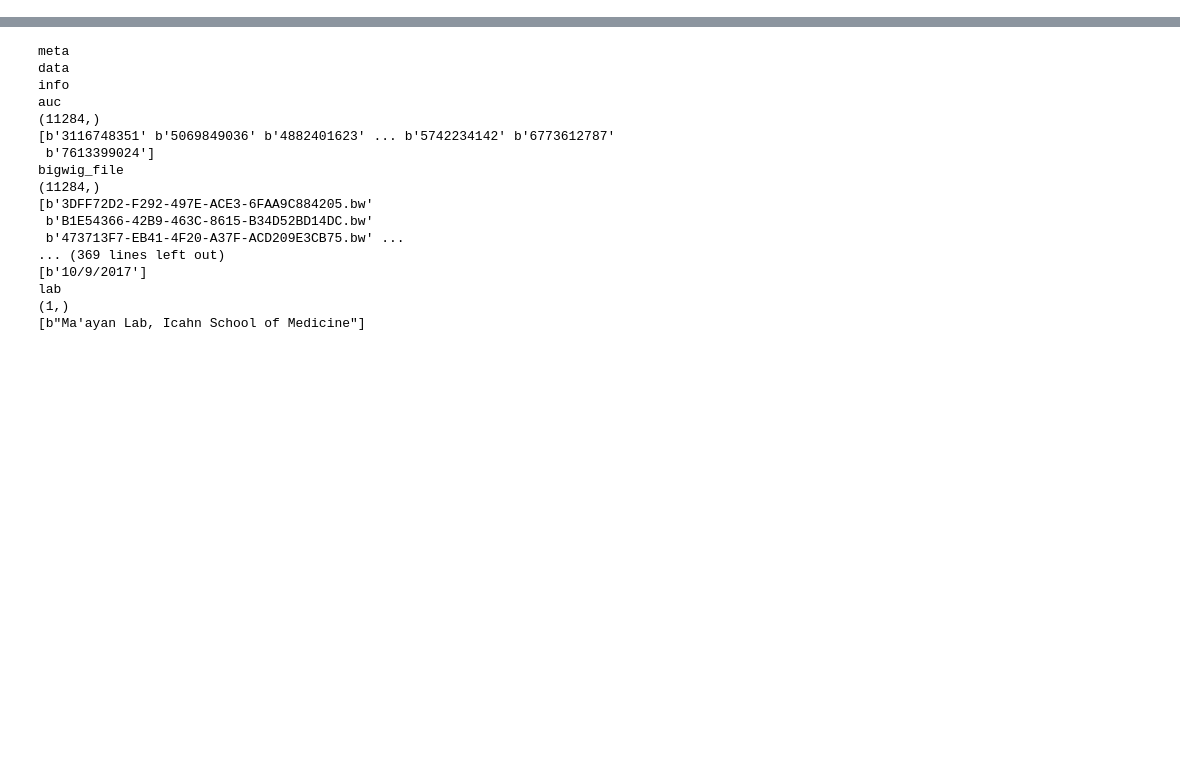
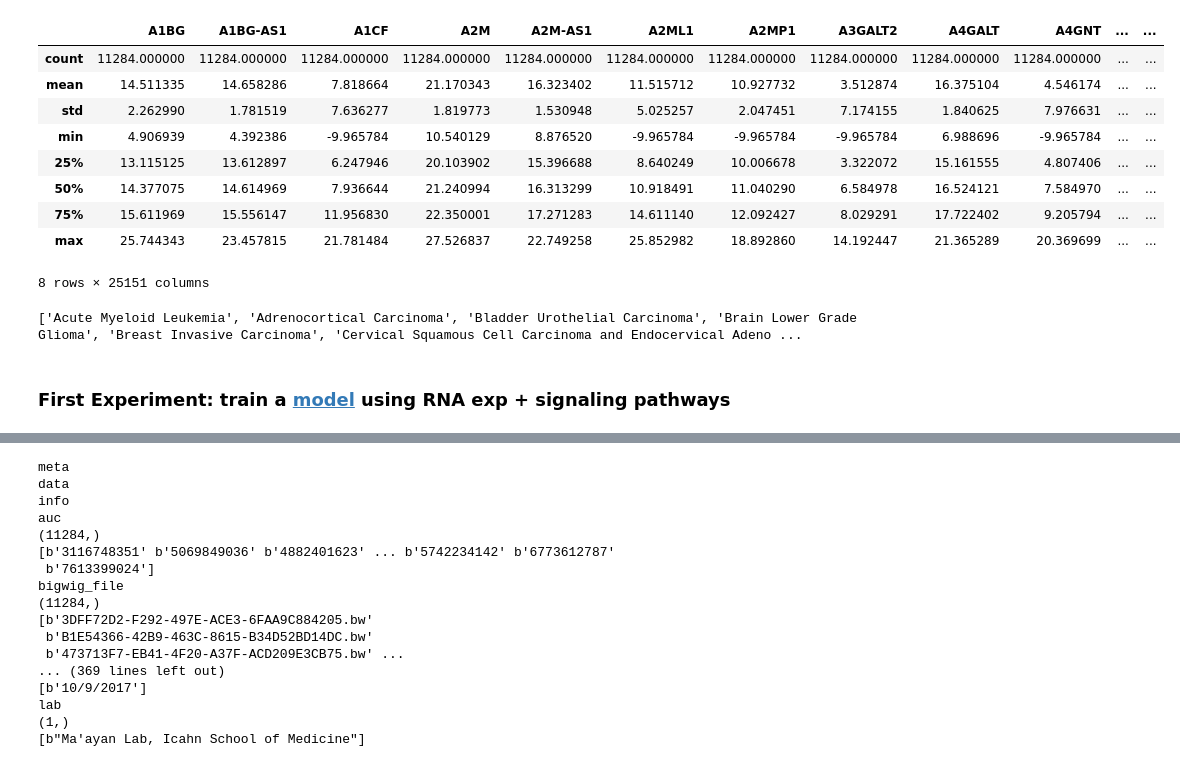
Before and after one commit to auriml/gen, a Jupyter notebook: TumorClassification.ipynb, the cells around one changed output, grey strips where cells are left out. Cells and saved outputs as stored; diff of their text form; code cells hidden in the pictures; blank space fills up the shorter version.

```diff
--- a/TumorClassification.ipynb
+++ b/TumorClassification.ipynb
@@ -0,0 +17,17 @@
+# %%
+#This section requires preprocessed files.
+import pandas as pd
+H50 = pd.read_csv('h.all.v6.2.symbols.gmt', header = None, sep='\t')
+df_categories = pd.read_pickle('RNAexp_H50cat_tumorTypes.pkl')
+df_categories.describe()
+# %% [output]
+|  | A1BG | A1BG-AS1 | A1CF | A2M | A2M-AS1 | A2ML1 | A2MP1 | A3GALT2 | A4GALT | A4GNT | ... | ... |
+| count | 11284.000000 | 11284.000000 | 11284.000000 | 11284.000000 | 11284.000000 | 11284.000000 | 11284.000000 | 11284.000000 | 11284.000000 | 11284.000000 | ... | ... |
+| mean | 14.511335 | 14.658286 | 7.818664 | 21.170343 | 16.323402 | 11.515712 | 10.927732 | 3.512874 | 16.375104 | 4.546174 | ... | ... |
+| std | 2.262990 | 1.781519 | 7.636277 | 1.819773 | 1.530948 | 5.025257 | 2.047451 | 7.174155 | 1.840625 | 7.976631 | ... | ... |
+| min | 4.906939 | 4.392386 | -9.965784 | 10.540129 | 8.876520 | -9.965784 | -9.965784 | -9.965784 | 6.988696 | -9.965784 | ... | ... |
+| 25% | 13.115125 | 13.612897 | 6.247946 | 20.103902 | 15.396688 | 8.640249 | 10.006678 | 3.322072 | 15.161555 | 4.807406 | ... | ... |
+| 50% | 14.377075 | 14.614969 | 7.936644 | 21.240994 | 16.313299 | 10.918491 | 11.040290 | 6.584978 | 16.524121 | 7.584970 | ... | ... |
+| 75% | 15.611969 | 15.556147 | 11.956830 | 22.350001 | 17.271283 | 14.611140 | 12.092427 | 8.029291 | 17.722402 | 9.205794 | ... | ... |
+| max | 25.744343 | 23.457815 | 21.781484 | 27.526837 | 22.749258 | 25.852982 | 18.892860 | 14.192447 | 21.365289 | 20.369699 | ... | ... |
+8 rows × 25151 columns
@@ -0,0 +50,7 @@
+# %%
+class_names = list(df_categories.cancertype.cat.categories)
+print(class_names)
+# %% [output]
+['Acute Myeloid Leukemia', 'Adrenocortical Carcinoma', 'Bladder Urothelial Carcinoma', 'Brain Lower Grade Glioma', 'Breast Invasive Carcinoma', 'Cervical Squamous Cell Carcinoma and Endocervical Adeno ...
+# %% [markdown]
+### First Experiment: train a [model](#prep) using RNA exp + signaling pathways
```
Also changed, not shown: parts of 50 cells of this notebook.
